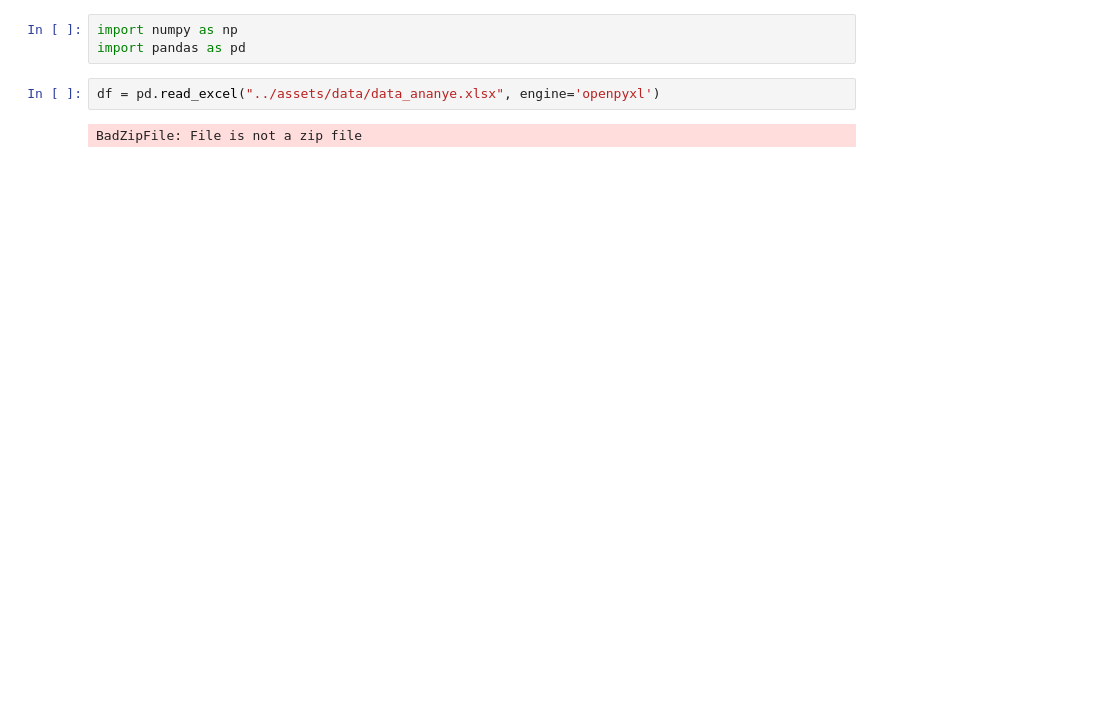
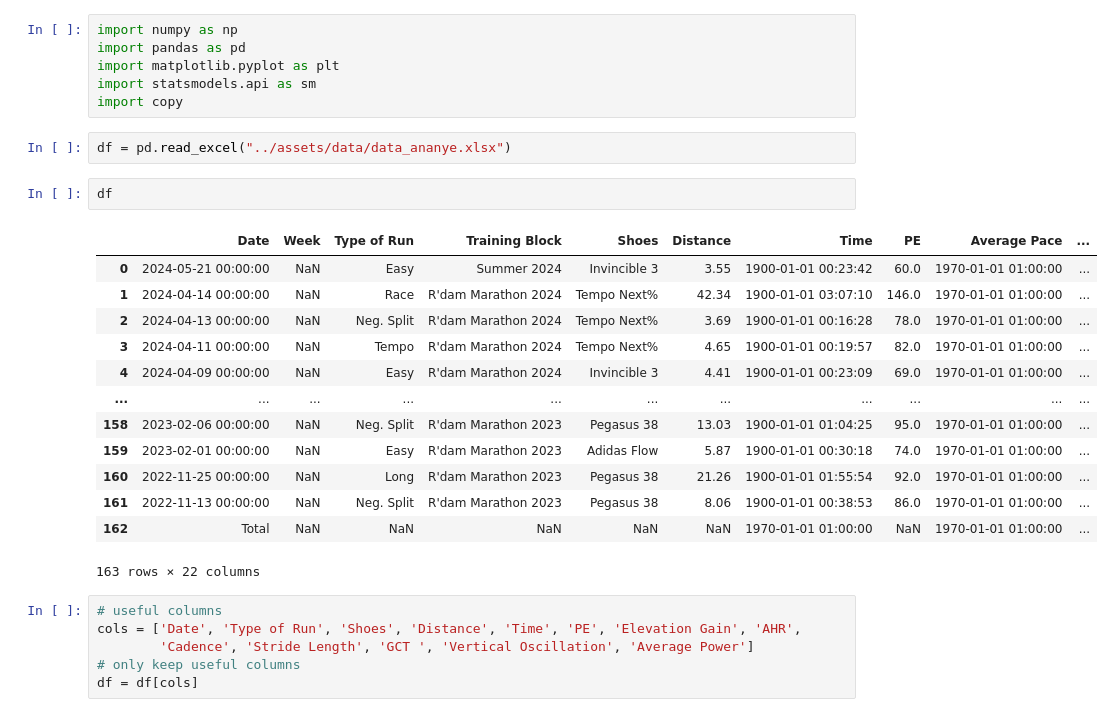
Before and after one commit to plhocker/running_analysis, a Jupyter notebook: analysis/test.ipynb, the cells around one changed output. Saved outputs shown, nothing was run; the diff lists cells and outputs as text; blank space fills up the shorter version.

```diff
--- a/analysis/test.ipynb
+++ b/analysis/test.ipynb
@@ -1,7 +1,30 @@
 # %%
 import numpy as np
 import pandas as pd
+import matplotlib.pyplot as plt
+import statsmodels.api as sm
+import copy
 # %%
-df = pd.read_excel("../assets/data/data_ananye.xlsx", engine='openpyxl')
+df = pd.read_excel("../assets/data/data_ananye.xlsx")
-# %% [output]
-BadZipFile: File is not a zip file
+# %%
+df
+# %% [output]
+|  | Date | Week | Type of Run | Training Block | Shoes | Distance | Time | PE | Average Pace | ... |
+| 0 | 2024-05-21 00:00:00 | NaN | Easy | Summer 2024 | Invincible 3 | 3.55 | 1900-01-01 00:23:42 | 60.0 | 1970-01-01 01:00:00 | ... |
+| 1 | 2024-04-14 00:00:00 | NaN | Race | R'dam Marathon 2024 | Tempo Next% | 42.34 | 1900-01-01 03:07:10 | 146.0 | 1970-01-01 01:00:00 | ... |
+| 2 | 2024-04-13 00:00:00 | NaN | Neg. Split | R'dam Marathon 2024 | Tempo Next% | 3.69 | 1900-01-01 00:16:28 | 78.0 | 1970-01-01 01:00:00 | ... |
+| 3 | 2024-04-11 00:00:00 | NaN | Tempo | R'dam Marathon 2024 | Tempo Next% | 4.65 | 1900-01-01 00:19:57 | 82.0 | 1970-01-01 01:00:00 | ... |
+| 4 | 2024-04-09 00:00:00 | NaN | Easy | R'dam Marathon 2024 | Invincible 3 | 4.41 | 1900-01-01 00:23:09 | 69.0 | 1970-01-01 01:00:00 | ... |
+| ... | ... | ... | ... | ... | ... | ... | ... | ... | ... | ... |
+| 158 | 2023-02-06 00:00:00 | NaN | Neg. Split | R'dam Marathon 2023 | Pegasus 38 | 13.03 | 1900-01-01 01:04:25 | 95.0 | 1970-01-01 01:00:00 | ... |
+| 159 | 2023-02-01 00:00:00 | NaN | Easy | R'dam Marathon 2023 | Adidas Flow | 5.87 | 1900-01-01 00:30:18 | 74.0 | 1970-01-01 01:00:00 | ... |
+| 160 | 2022-11-25 00:00:00 | NaN | Long | R'dam Marathon 2023 | Pegasus 38 | 21.26 | 1900-01-01 01:55:54 | 92.0 | 1970-01-01 01:00:00 | ... |
+| 161 | 2022-11-13 00:00:00 | NaN | Neg. Split | R'dam Marathon 2023 | Pegasus 38 | 8.06 | 1900-01-01 00:38:53 | 86.0 | 1970-01-01 01:00:00 | ... |
+| 162 | Total | NaN | NaN | NaN | NaN | NaN | 1970-01-01 01:00:00 | NaN | 1970-01-01 01:00:00 | ... |
+163 rows × 22 columns
+# %%
+# useful columns
+cols = ['Date', 'Type of Run', 'Shoes', 'Distance', 'Time', 'PE', 'Elevation Gain', 'AHR',
+        'Cadence', 'Stride Length', 'GCT ', 'Vertical Oscillation', 'Average Power']
+# only keep useful columns
+df = df[cols]
```
Also changed, not shown: parts of 13 cells of this notebook, 3 other files.
